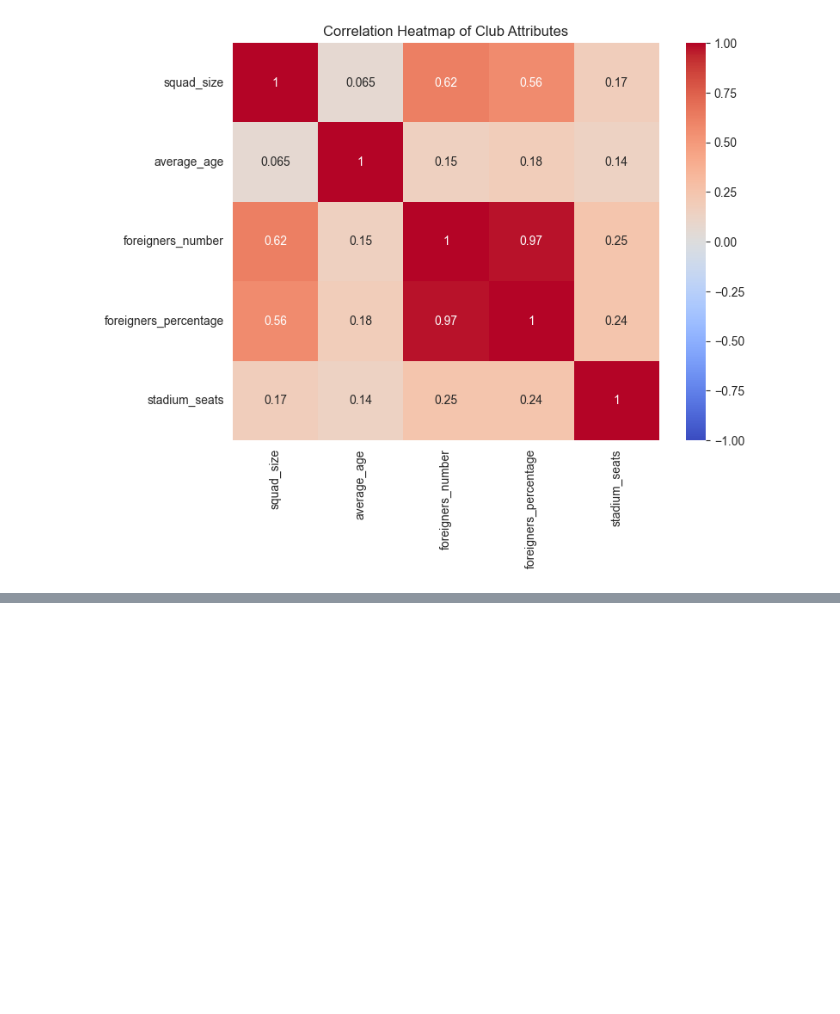
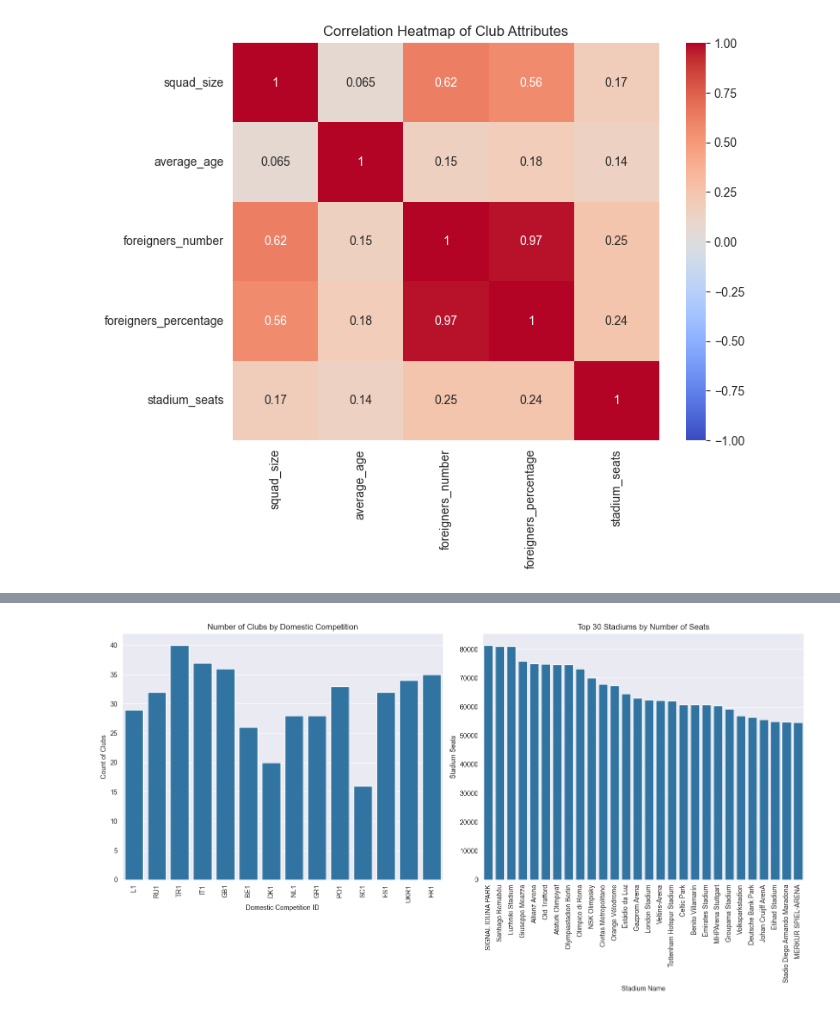
Before and after one commit to B-u-b-y/Jupiter-Notebooks, a Jupyter notebook: notebooks/clubs.ipynb, the cells around one changed output, grey strips where cells are left out. Saved outputs shown, nothing was run; the diff lists cells and outputs as text; code cells hidden in the pictures; blank space fills up the shorter version.

Commit message:
Analysis clubs done

```diff
--- a/notebooks/clubs.ipynb
+++ b/notebooks/clubs.ipynb
@@ -194,0 +201,30 @@ plt.show()
+# %%
+fig, ax = plt.subplots(1, 2, figsize=(15, 8))
+
+# Count plot for number of clubs by domestic competition
+sns.countplot(x='domestic_competition_id', data=df, ax=ax[0])
+ax[0].set_title('Number of Clubs by Domestic Competition')
+ax[0].set_xlabel('Domestic Competition ID')
+ax[0].set_ylabel('Count of Clubs')
+ax[0].tick_params(axis='x', rotation=90)
+
+# Set the number of top stadiums to display
+n = 30
+
+# Sort the DataFrame by 'stadium_seats' in descending order and select the top n
+top_stadiums = df.sort_values(by='stadium_seats', ascending=False).head(n)
+
+# Create the bar plot for the top n stadiums
+sns.barplot(x='stadium_name', y='stadium_seats', data=top_stadiums, ax=ax[1])
+ax[1].set_title(f'Top {n} Stadiums by Number of Seats')
+ax[1].set_xlabel('Stadium Name')
+ax[1].set_ylabel('Stadium Seats')
+ax[1].tick_params(axis='x', rotation=90)
+
+# Adjust the layout for better spacing
+plt.tight_layout()
+
+# Display the plots
+plt.show()
+# %% [output]
+[figure, added]
```
Also changed, not shown: parts of 7 cells of this notebook.
